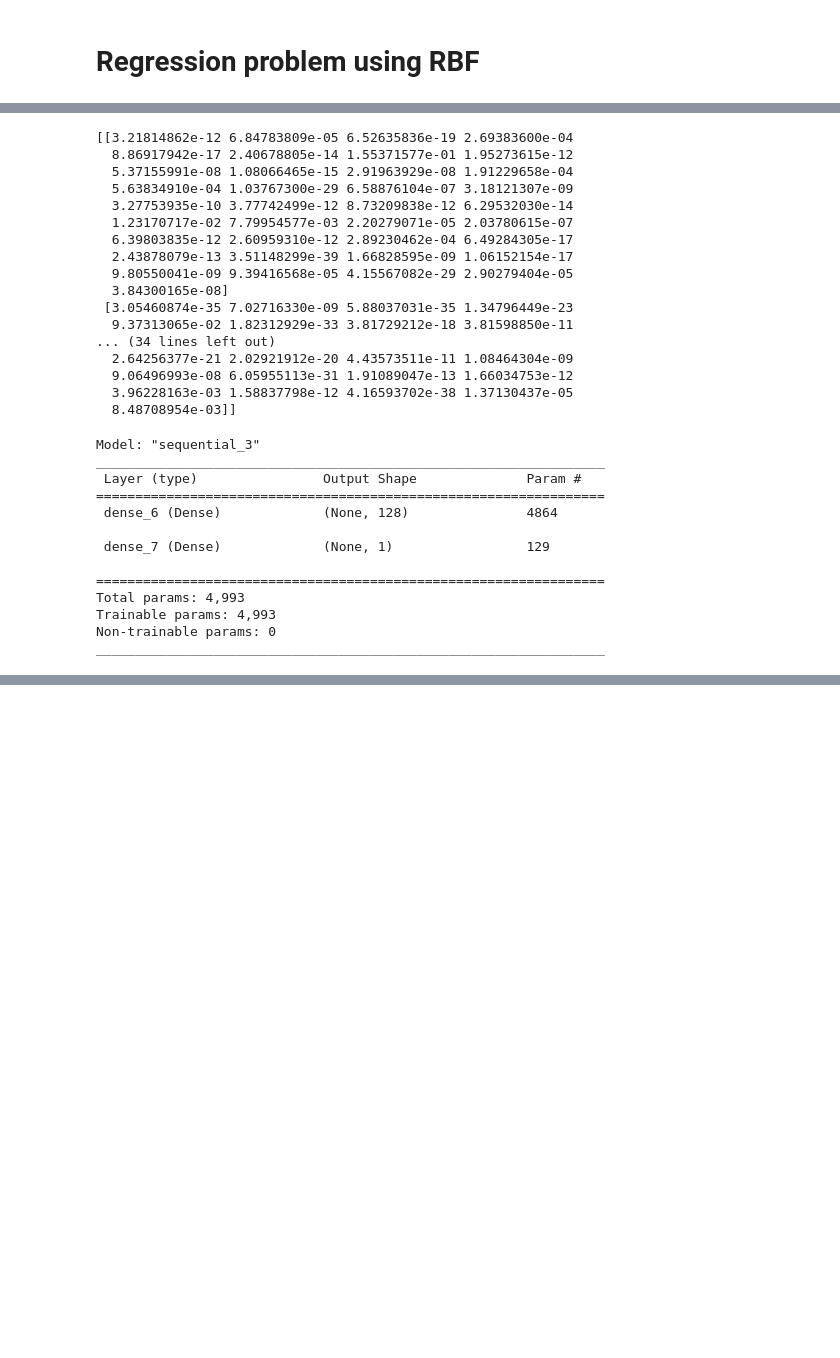
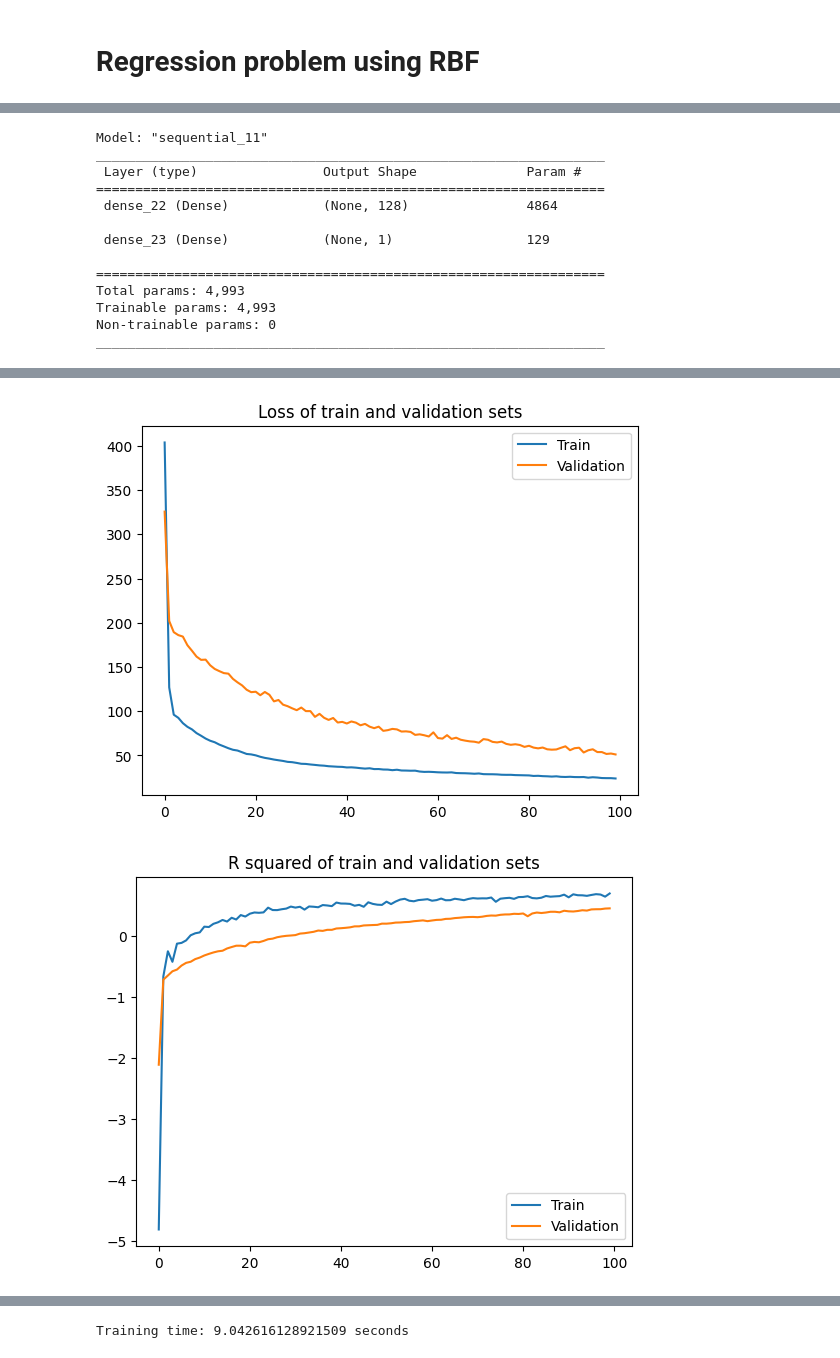
Before and after one commit to condesancho/computational_intelligence_proj, a Jupyter notebook: rbf/rbf_regression.ipynb, the cells around one changed output, grey strips where cells are left out. Cells and saved outputs as stored; diff of their text form; code cells hidden in the pictures; blank space fills up the shorter version.

```diff
--- a/rbf/rbf_regression.ipynb
+++ b/rbf/rbf_regression.ipynb
@@ -47,6 +50,12 @@ def rbf_layer(x, c):
 # %%
 # Function that plots figures based on the history of the training
 def loss_acc_plot(history):
+    plt.figure()
+    plt.plot(history.history['loss'], label='Train')
+    plt.plot(history.history['val_loss'], label='Validation')
+    plt.legend()
+    plt.title('Loss of train and validation sets')
+
     plt.figure()
     plt.plot(history.history['coeff_determination'], label = 'Train')
     plt.plot(history.history['val_coeff_determination'], label = 'Validation')
@@ -54,10 +63,10 @@ def loss_acc_plot(history):
     plt.title('R squared of train and validation sets')
 
     plt.figure()
-    plt.plot(history.history['loss'], label='Train')
-    plt.plot(history.history['val_loss'], label='Validation')
+    plt.plot(history.history['root_mean_squared_error'], label='Train')
+    plt.plot(history.history['val_root_mean_squared_error'], label='Validation')
     plt.legend()
-    plt.title('Loss of train and validation sets')
+    plt.title('RMSE of train and validation sets')
 
     plt.show()
 # %%
@@ -71,5 +80,5 @@ Data Preprocessing
 # %%
-# Preparation of MNIST data
+# Preparation of boston housing data
 (x_train, y_train), (x_test, y_test) = boston_housing.load_data(test_split=0.25)
 
 # Convert to float32.
@@ -77,7 +86,7 @@ x_train, x_test = np.array(x_train, np.float32), np.array(x_test, np.float32)
 y_train, y_test = np.array(y_train, np.float32), np.array(y_test, np.float32)
 
 # Scale the training and testing data
-scaler = StandardScaler()
+scaler = MinMaxScaler()
 scaler.fit(x_train)
 x_train = scaler.transform(x_train)
 x_test = scaler.transform(x_test)
@@ -85,46 +96,26 @@ x_test = scaler.transform(x_test)
 # Number of RBF neurons is the 10% of the training data
 rbf_neurons = int(0.1*np.shape(y_train)[0])
 
-kmeans = KMeans(n_clusters=rbf_neurons).fit(x_train)
-centers = kmeans.cluster_centers_
+kmeans_1 = KMeans(n_clusters=rbf_neurons, n_init=10).fit(x_train)
+centers = kmeans_1.cluster_centers_
 
 # Pass the train set from the rbf layer
 x_train_transformed = rbf_layer(x_train, centers)
-
-print(x_train_transformed[:5])
-# %% [output]
-[[3.21814862e-12 6.84783809e-05 6.52635836e-19 2.69383600e-04
-  8.86917942e-17 2.40678805e-14 1.55371577e-01 1.95273615e-12
-  5.37155991e-08 1.08066465e-15 2.91963929e-08 1.91229658e-04
-  5.63834910e-04 1.03767300e-29 6.58876104e-07 3.18121307e-09
-  3.27753935e-10 3.77742499e-12 8.73209838e-12 6.29532030e-14
-  1.23170717e-02 7.79954577e-03 2.20279071e-05 2.03780615e-07
-  6.39803835e-12 2.60959310e-12 2.89230462e-04 6.49284305e-17
-  2.43878079e-13 3.51148299e-39 1.66828595e-09 1.06152154e-17
-  9.80550041e-09 9.39416568e-05 4.15567082e-29 2.90279404e-05
-  3.84300165e-08]
- [3.05460874e-35 7.02716330e-09 5.88037031e-35 1.34796449e-23
-  9.37313065e-02 1.82312929e-33 3.81729212e-18 3.81598850e-11
-... (34 lines left out)
-  2.64256377e-21 2.02921912e-20 4.43573511e-11 1.08464304e-09
-  9.06496993e-08 6.05955113e-31 1.91089047e-13 1.66034753e-12
-  3.96228163e-03 1.58837798e-12 4.16593702e-38 1.37130437e-05
-  8.48708954e-03]]
 # %%
-model = keras.Sequential([
+model_1 = keras.Sequential([
     keras.layers.Dense(128, input_shape=(rbf_neurons,), activation='relu'),
     keras.layers.Dense(1)
 ])
 
-model.summary()
+model_1.summary()
 # %% [output]
-Model: "sequential_3"
+Model: "sequential_11"
 _________________________________________________________________
  Layer (type)                Output Shape              Param #
 =================================================================
- dense_6 (Dense)             (None, 128)               4864
+ dense_22 (Dense)            (None, 128)               4864
 
- dense_7 (Dense)             (None, 1)                 129
+ dense_23 (Dense)            (None, 1)                 129
 
 =================================================================
 Total params: 4,993
@@ -135,13 +126,15 @@ _________________________________________________________________
 optim = keras.optimizers.SGD(learning_rate=0.001)
 loss_func = keras.losses.MeanSquaredError()
 
-model.compile(optimizer=optim, loss=loss_func, metrics=[coeff_determination, RootMeanSquaredError()])
+model_1.compile(optimizer=optim, loss=loss_func, metrics=[coeff_determination, RootMeanSquaredError()])
 
 st = time.time()
 
-history = model.fit(x_train_transformed, y_train, epochs=400, validation_split=0.2)
+history = model_1.fit(x_train_transformed, y_train, epochs=100, validation_split=0.2)
 
 end = time.time()
 
+loss_acc_plot(history)
+
 print('Training time:', end-st, 'seconds')
 # %% [output]
@@ -164,0 +158,2 @@ Training time: 53.77679777145386 seconds
+[figure, added]
+[figure, added]
@@ -164,0 +161 @@ Training time: 53.77679777145386 seconds
+Training time: 9.042616128921509 seconds
```
Also changed, not shown: parts of 15 cells of this notebook, 1 other file.
